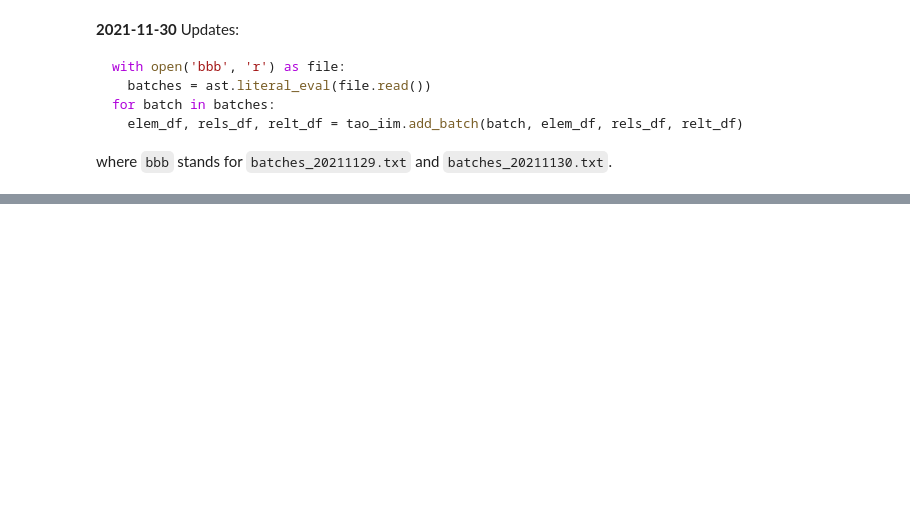
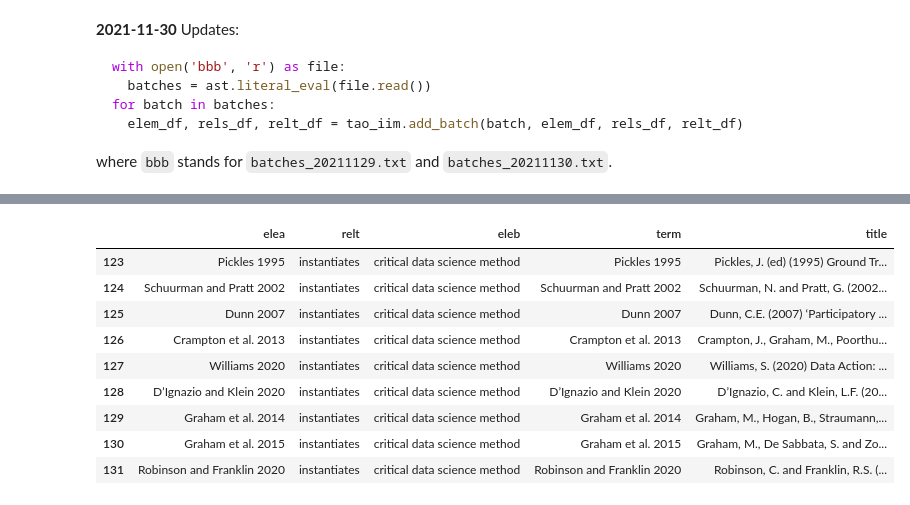
Before and after one commit to lustraka/data-analyst-portfolio-project-2022, a Jupyter notebook: cs01_cds_methods/20211130_Build_knowledge_base.ipynb, the cells around one changed output, grey strips where cells are left out. Drawn from its saved outputs; the diff is of its cells as text; code cells hidden in the pictures; blank space fills up the shorter version.

```diff
--- a/cs01_cds_methods/20211130_Build_knowledge_base.ipynb
+++ b/cs01_cds_methods/20211130_Build_knowledge_base.ipynb
@@ -45,0 +88,8 @@ Don't forget to download results for further use!!
+# %%
+# JOIN rels_df AND elem_df ON rels_df.elea = elem_df.term
+df = rels_df.merge(elem_df[['term', 'title']], how='left', left_on='elea', right_on='term')
+
+for method in df.query('elea == "critical data study"').eleb:
+  print(f'- **{method.title()}**')
+  for _,row in df.query(f'relt == "instantiates" and eleb ==\"{method}\"').sort_values(by='term').iterrows():
+    print(f'\t- ({row[3]}) {row[4]}')
@@ -45,0 +114,13 @@ Don't forget to download results for further use!!
+# %%
+df.query(f'relt == "instantiates" and eleb ==\"{method}\"')
+# %% [output]
+|  | elea | relt | eleb | term | title |
+| 123 | Pickles 1995 | instantiates | critical data science method | Pickles 1995 | Pickles, J. (ed) (1995) Ground Tr... |
+| 124 | Schuurman and Pratt 2002 | instantiates | critical data science method | Schuurman and Pratt 2002 | Schuurman, N. and Pratt, G. (2002... |
+| 125 | Dunn 2007 | instantiates | critical data science method | Dunn 2007 | Dunn, C.E. (2007) ‘Participatory ... |
+| 126 | Crampton et al. 2013 | instantiates | critical data science method | Crampton et al. 2013 | Crampton, J., Graham, M., Poorthu... |
+| 127 | Williams 2020 | instantiates | critical data science method | Williams 2020 | Williams, S. (2020) Data Action: ... |
+| 128 | D’Ignazio and Klein 2020 | instantiates | critical data science method | D’Ignazio and Klein 2020 | D’Ignazio, C. and Klein, L.F. (20... |
+| 129 | Graham et al. 2014 | instantiates | critical data science method | Graham et al. 2014 | Graham, M., Hogan, B., Straumann,... |
+| 130 | Graham et al. 2015 | instantiates | critical data science method | Graham et al. 2015 | Graham, M., De Sabbata, S. and Zo... |
+| 131 | Robinson and Franklin 2020 | instantiates | critical data science method | Robinson and Franklin 2020 | Robinson, C. and Franklin, R.S. (... |
```
Also changed, not shown: parts of 8 cells of this notebook.
